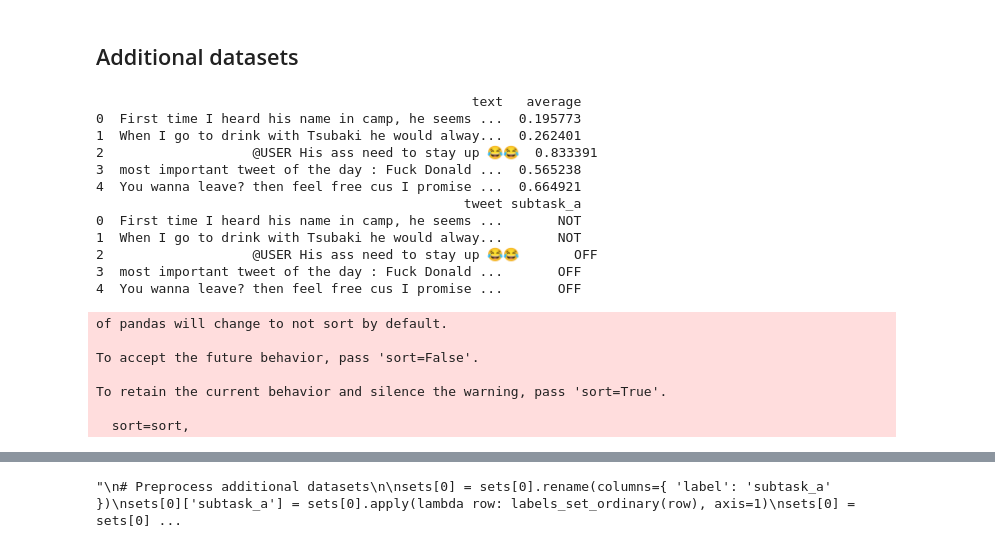
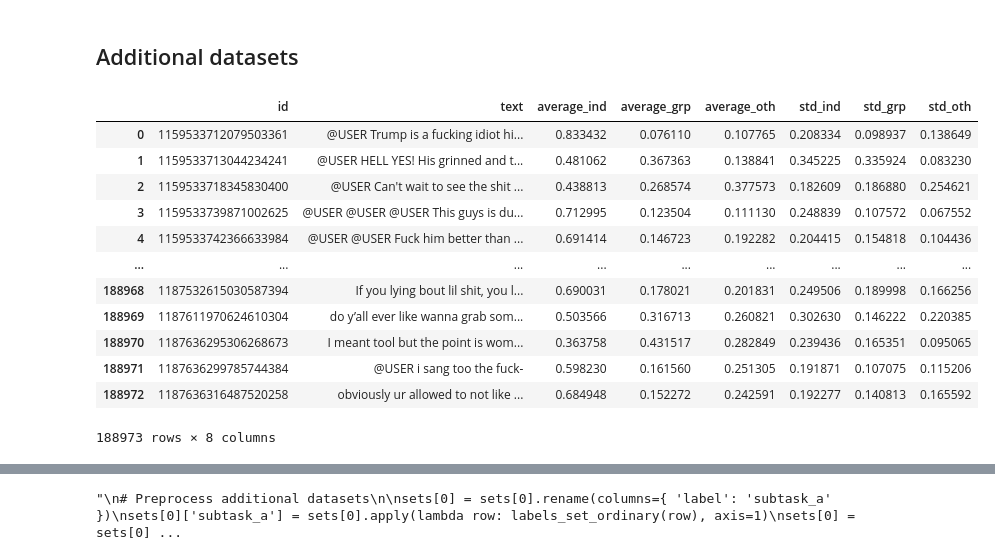
Before and after one commit to piotrjaniszewski1/Offensive-Language-Identification-and-Categorization, a Jupyter notebook: Solution.ipynb, the cells around one changed output, grey strips where cells are left out. Cells and saved outputs as stored; diff of their text form; code cells hidden in the pictures.

Commit message:
Notebook with final datasets creation & loading

```diff
--- a/Solution.ipynb
+++ b/Solution.ipynb
@@ -122,41 +131,24 @@ print(training_dataset.head())
 # %% [markdown]
 ## Additional datasets
 # %%
+'''
 #Import 2020 data
 
-training_dataset2020 = pd.read_csv('Colab Notebooks/task_a_distant.tsv', delimiter='\t', nrows=500000)
+training_dataset2020_A = pd.read_csv('Colab Notebooks/task_a_distant.tsv', delimiter='\t', nrows=500000)
+training_dataset2020_C = pd.read_csv('Colab Notebooks/task_c_distant_ann.tsv', delimiter='\t')
+training_dataset2020_C
+'''
+# %% [output]
+|  | id | text | average_ind | average_grp | average_oth | std_ind | std_grp | std_oth |
+| 0 | 1159533712079503361 | @USER Trump is a fucking idiot hi... | 0.833432 | 0.076110 | 0.107765 | 0.208334 | 0.098937 | 0.138649 |
+| 1 | 1159533713044234241 | @USER HELL YES! His grinned and t... | 0.481062 | 0.367363 | 0.138841 | 0.345225 | 0.335924 | 0.083230 |
+| 2 | 1159533718345830400 | @USER Can't wait to see the shit ... | 0.438813 | 0.268574 | 0.377573 | 0.182609 | 0.186880 | 0.254621 |
+| 3 | 1159533739871002625 | @USER @USER @USER This guys is du... | 0.712995 | 0.123504 | 0.111130 | 0.248839 | 0.107572 | 0.067552 |
+| 4 | 1159533742366633984 | @USER @USER Fuck him better than ... | 0.691414 | 0.146723 | 0.192282 | 0.204415 | 0.154818 | 0.104436 |
+| ... | ... | ... | ... | ... | ... | ... | ... | ... |
+| 188968 | 1187532615030587394 | If you lying bout lil shit, you l... | 0.690031 | 0.178021 | 0.201831 | 0.249506 | 0.189998 | 0.166256 |
+| 188969 | 1187611970624610304 | do y’all ever like wanna grab som... | 0.503566 | 0.316713 | 0.260821 | 0.302630 | 0.146222 | 0.220385 |
+| 188970 | 1187636295306268673 | I meant tool but the point is wom... | 0.363758 | 0.431517 | 0.282849 | 0.239436 | 0.165351 | 0.095065 |
+| 188971 | 1187636299785744384 | @USER i sang too the fuck- | 0.598230 | 0.161560 | 0.251305 | 0.191871 | 0.107075 | 0.115206 |
+| 188972 | 1187636316487520258 | obviously ur allowed to not like ... | 0.684948 | 0.152272 | 0.242591 | 0.192277 | 0.140813 | 0.165592 |
+188973 rows × 8 columns
-# %%
-def convert_averages(row):
-    return 'OFF' if row['average'] >= 0.4 else 'NOT'
-
-
-training_dataset2020 = training_dataset2020.drop(labels=['id', 'std'], axis=1)
-training_dataset2020['average'] = training_dataset2020.apply(lambda row: convert_averages(row), axis=1)
-training_dataset2020 = training_dataset2020.rename(columns={ 'average': 'subtask_a', 'text': 'tweet' })
-
-training_offensive = training_dataset2020[training_dataset2020['subtask_a'] == 'OFF'].head(50000)
-training_neutral = training_dataset2020[training_dataset2020['subtask_a'] == 'NOT'].head(50000)
-
-training_dataset = training_dataset.append(training_offensive)
-training_dataset = training_dataset.append(training_neutral)
-training_dataset = training_dataset.sample(frac=1, random_state=13)
-# %% [output]
-                                                text   average
-0  First time I heard his name in camp, he seems ...  0.195773
-1  When I go to drink with Tsubaki he would alway...  0.262401
-2                   @USER His ass need to stay up 😂😂  0.833391
-3  most important tweet of the day : Fuck Donald ...  0.565238
-4  You wanna leave? then feel free cus I promise ...  0.664921
-                                               tweet subtask_a
-0  First time I heard his name in camp, he seems ...       NOT
-1  When I go to drink with Tsubaki he would alway...       NOT
-2                   @USER His ass need to stay up 😂😂       OFF
-3  most important tweet of the day : Fuck Donald ...       OFF
-4  You wanna leave? then feel free cus I promise ...       OFF
-of pandas will change to not sort by default.
-
-To accept the future behavior, pass 'sort=False'.
-
-To retain the current behavior and silence the warning, pass 'sort=True'.
-
-  sort=sort,
```
Also changed, not shown: parts of 22 cells of this notebook.
